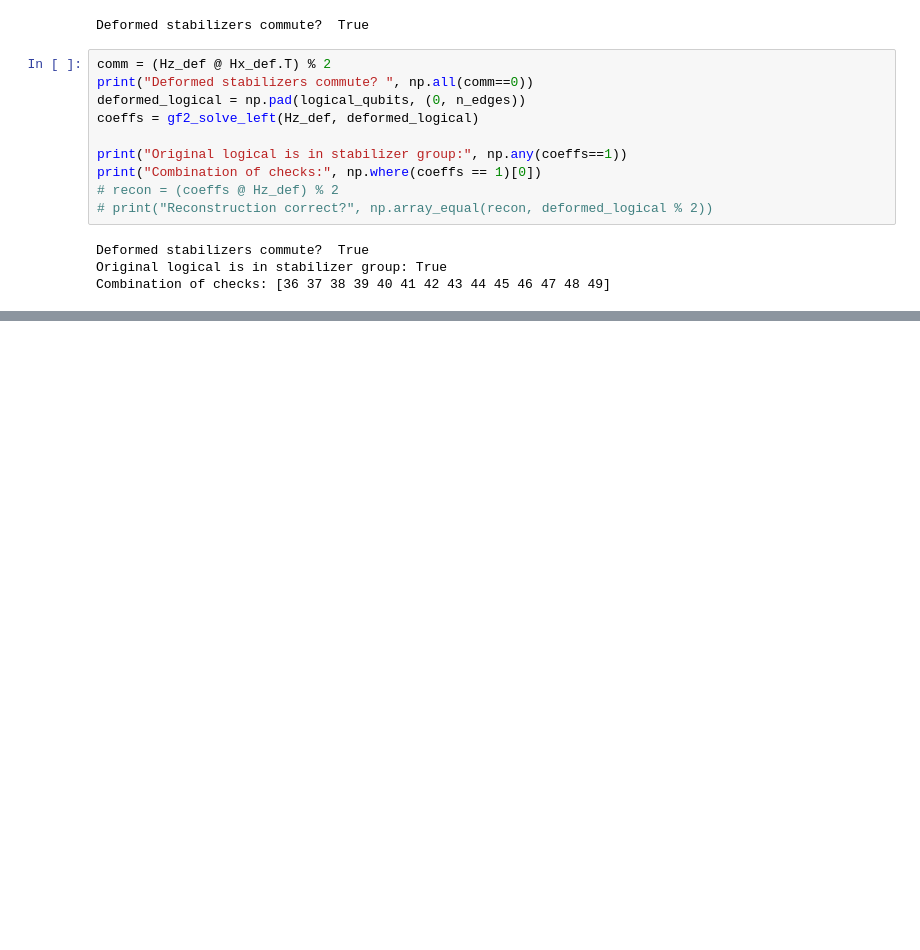
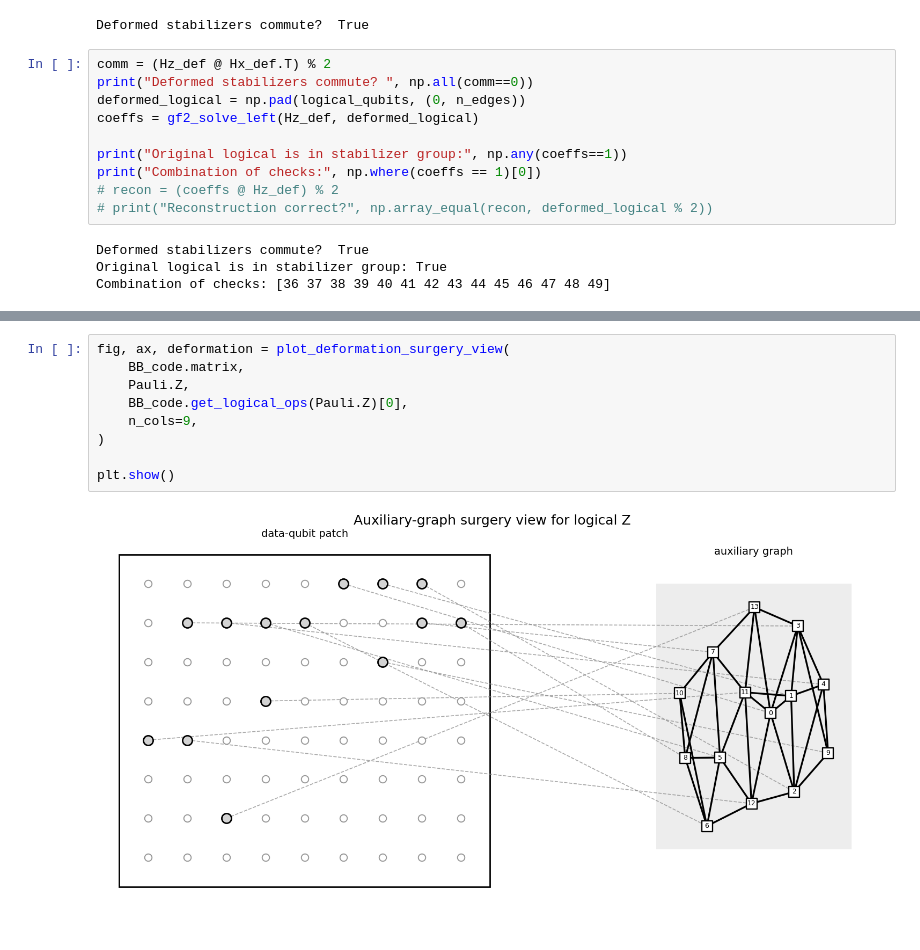
Before and after one commit to jeanettejennifer/Ravioli-project, a Jupyter notebook: adapter.ipynb, the cells around one changed output, grey strips where cells are left out. Drawn from its saved outputs; the diff is of its cells as text; blank space fills up the shorter version.

Commit message:
updated auxiliary surgery and added adapter for joint measurement

```diff
--- a/adapter.ipynb
+++ b/adapter.ipynb
@@ -529,0 +415,11 @@ plt.show()
+# %%
+fig, ax, deformation = plot_deformation_surgery_view(
+    BB_code.matrix,
+    Pauli.Z,
+    BB_code.get_logical_ops(Pauli.Z)[0],
+    n_cols=9,
+)
+
+plt.show()
+# %% [output]
+[figure, added]
```
Also changed, not shown: parts of 18 cells of this notebook, 1 other file.
